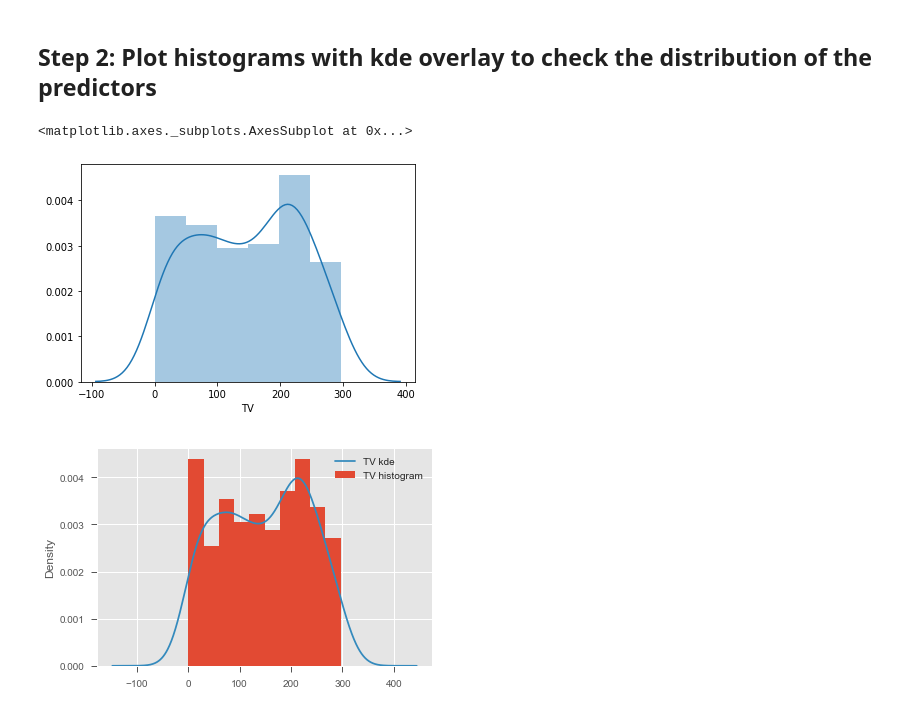
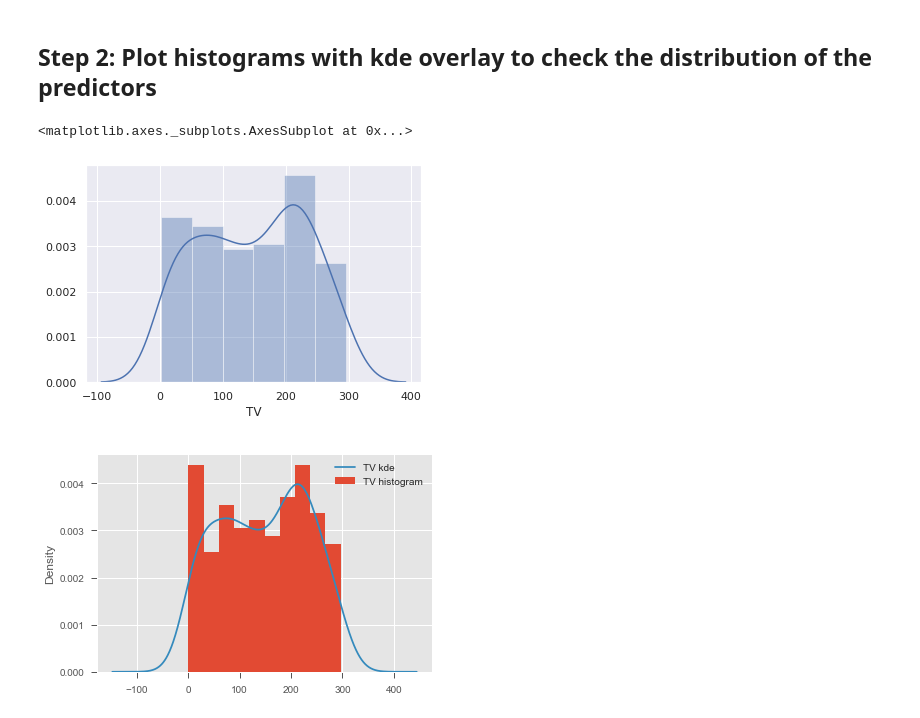
Before and after one commit to gywooo1/dsc-ols-statsmodels-lab-hbs-ds-060120, a Jupyter notebook: index.ipynb, the cells around one changed output. Saved outputs shown, nothing was run; the diff lists cells and outputs as text; code cells hidden in the pictures.

```diff
--- a/index.ipynb
+++ b/index.ipynb
@@ -51,11 +51,11 @@ df.describe()
 # %% [markdown]
 ## Step 2: Plot histograms with kde overlay to check the distribution of the predictors
 # %%
-sns.set()
+sns.set(color_codes=True)
 sns.distplot(df.TV)
 # %% [output]
 <matplotlib.axes._subplots.AxesSubplot at 0x...>
-[figure, old version]
+[figure, new version]
 # %%
 # For all the variables, check distribution by creating a histogram with kde
 sns.
```
